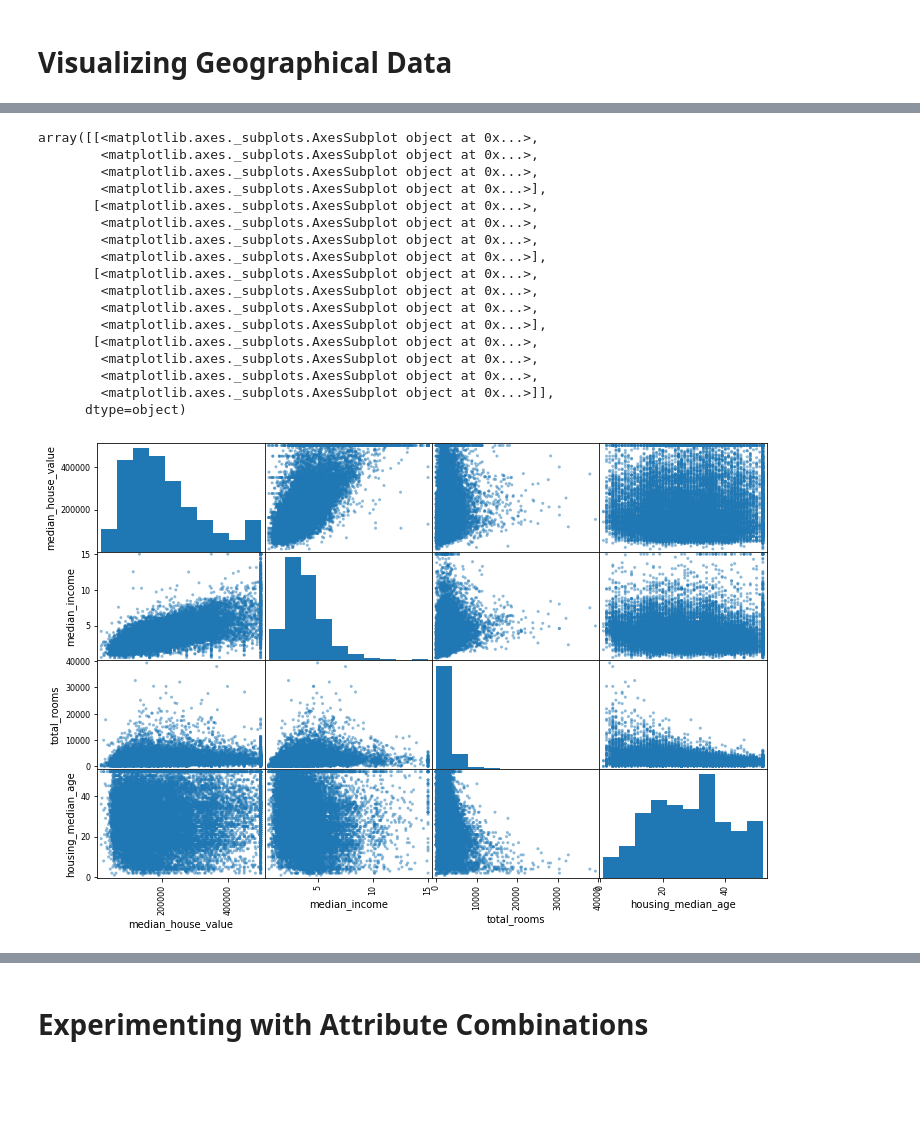
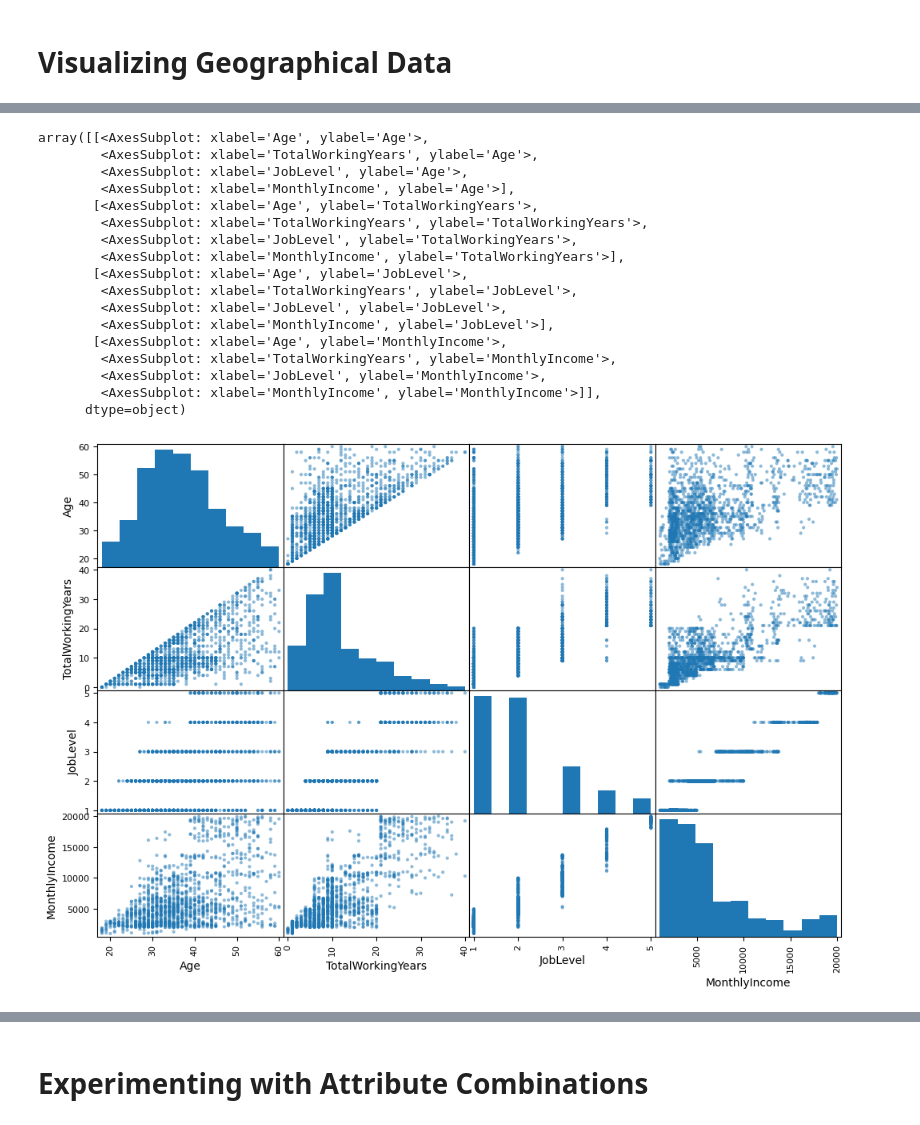
Before and after one commit to Darcinn/F21DL, a Jupyter notebook: Notebooks/Lab 2/Lab-2.ipynb, the cells around one changed output, grey strips where cells are left out. Drawn from its saved outputs; the diff is of its cells as text; code cells hidden in the pictures; blank space fills up the shorter version.

```diff
--- a/Notebooks/Lab 2/Lab-2.ipynb
+++ b/Notebooks/Lab 2/Lab-2.ipynb
@@ -168,28 +220,28 @@ Name: median_house_value, dtype: float64
 # %%
 from pandas.plotting import scatter_matrix
 
-attributes = ["median_house_value", "median_income", "total_rooms",
-              "employees_median_age"]
+attributes = ["Age", "TotalWorkingYears", "JobLevel",
+              "MonthlyIncome"]
 scatter_matrix(employees[attributes], figsize=(12, 8))
 # Another way to check for correlation between attributes is to use the pandas scatter_matrix() function above
 # Here we choose to plot 4 promising  numerical attributes against each other
 # %% [output]
-array([[<matplotlib.axes._subplots.AxesSubplot object at 0x...>,
-        <matplotlib.axes._subplots.AxesSubplot object at 0x...>,
-        <matplotlib.axes._subplots.AxesSubplot object at 0x...>,
-        <matplotlib.axes._subplots.AxesSubplot object at 0x...>],
-       [<matplotlib.axes._subplots.AxesSubplot object at 0x...>,
-        <matplotlib.axes._subplots.AxesSubplot object at 0x...>,
-        <matplotlib.axes._subplots.AxesSubplot object at 0x...>,
-        <matplotlib.axes._subplots.AxesSubplot object at 0x...>],
-       [<matplotlib.axes._subplots.AxesSubplot object at 0x...>,
-        <matplotlib.axes._subplots.AxesSubplot object at 0x...>,
-        <matplotlib.axes._subplots.AxesSubplot object at 0x...>,
-        <matplotlib.axes._subplots.AxesSubplot object at 0x...>],
-       [<matplotlib.axes._subplots.AxesSubplot object at 0x...>,
-        <matplotlib.axes._subplots.AxesSubplot object at 0x...>,
-        <matplotlib.axes._subplots.AxesSubplot object at 0x...>,
-        <matplotlib.axes._subplots.AxesSubplot object at 0x...>]],
+array([[<AxesSubplot: xlabel='Age', ylabel='Age'>,
+        <AxesSubplot: xlabel='TotalWorkingYears', ylabel='Age'>,
+        <AxesSubplot: xlabel='JobLevel', ylabel='Age'>,
+        <AxesSubplot: xlabel='MonthlyIncome', ylabel='Age'>],
+       [<AxesSubplot: xlabel='Age', ylabel='TotalWorkingYears'>,
+        <AxesSubplot: xlabel='TotalWorkingYears', ylabel='TotalWorkingYears'>,
+        <AxesSubplot: xlabel='JobLevel', ylabel='TotalWorkingYears'>,
+        <AxesSubplot: xlabel='MonthlyIncome', ylabel='TotalWorkingYears'>],
+       [<AxesSubplot: xlabel='Age', ylabel='JobLevel'>,
+        <AxesSubplot: xlabel='TotalWorkingYears', ylabel='JobLevel'>,
+        <AxesSubplot: xlabel='JobLevel', ylabel='JobLevel'>,
+        <AxesSubplot: xlabel='MonthlyIncome', ylabel='JobLevel'>],
+       [<AxesSubplot: xlabel='Age', ylabel='MonthlyIncome'>,
+        <AxesSubplot: xlabel='TotalWorkingYears', ylabel='MonthlyIncome'>,
+        <AxesSubplot: xlabel='JobLevel', ylabel='MonthlyIncome'>,
+        <AxesSubplot: xlabel='MonthlyIncome', ylabel='MonthlyIncome'>]],
       dtype=object)
-[figure, old version]
+[figure, new version]
 # %%
```
Also changed, not shown: parts of 39 cells of this notebook, 2 other files.
